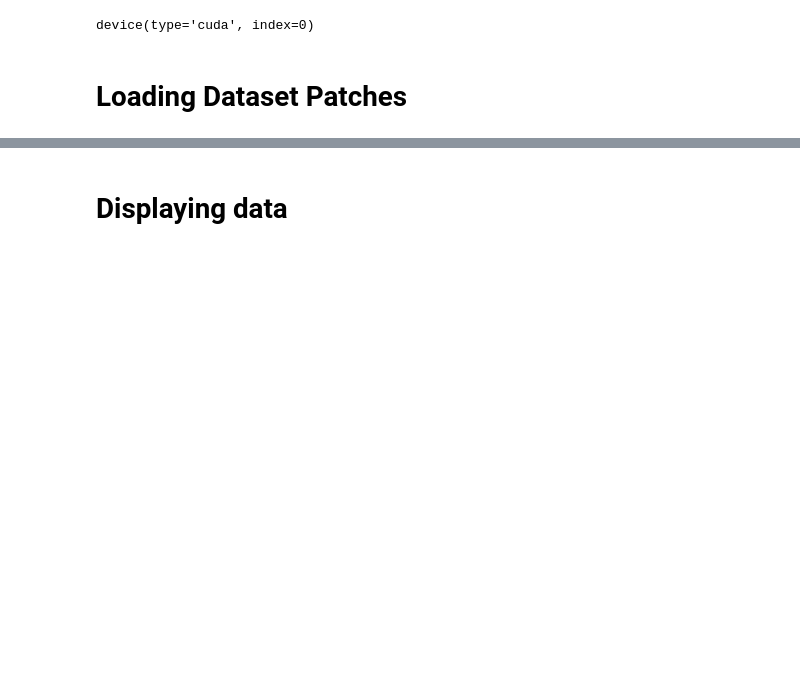
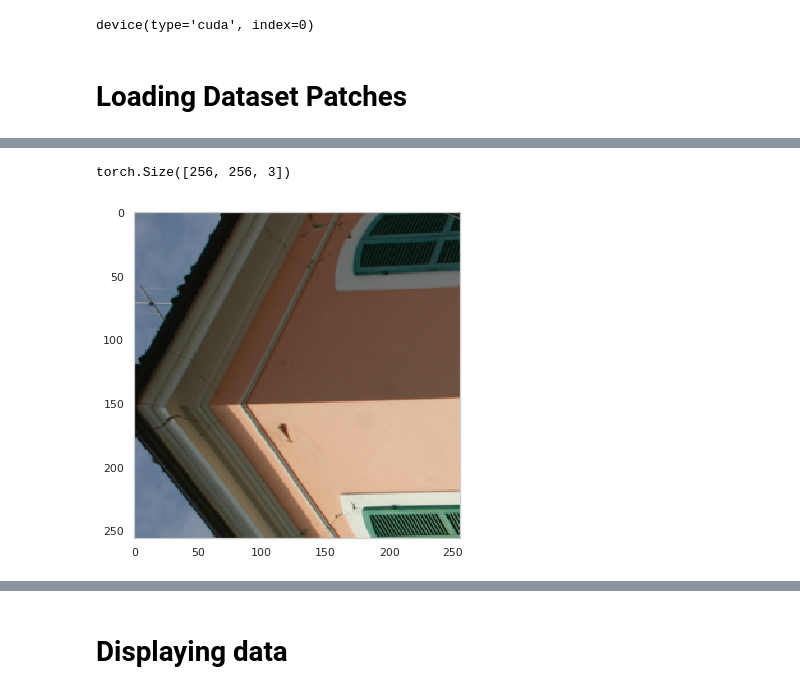
Before and after one commit to gregunz/FacadeParsing, a Jupyter notebook: nb01_data_exploration_and_loading.ipynb, the cells around one changed output, grey strips where cells are left out. Cells and saved outputs as stored; diff of their text form; code cells hidden in the pictures; blank space fills up the shorter version.

```diff
--- a/nb01_data_exploration_and_loading.ipynb
+++ b/nb01_data_exploration_and_loading.ipynb
@@ -65,3 +68,8 @@ show_img(dset_full[416]['image'])
+# %%
+show_img(dset[204]['image'])
+# %% [output]
+torch.Size([256, 256, 3])
+[figure, added]
 # %%
 idx = 6
 sample = dset[idx]
```
Also changed, not shown: parts of 19 cells of this notebook, 14 other files.
